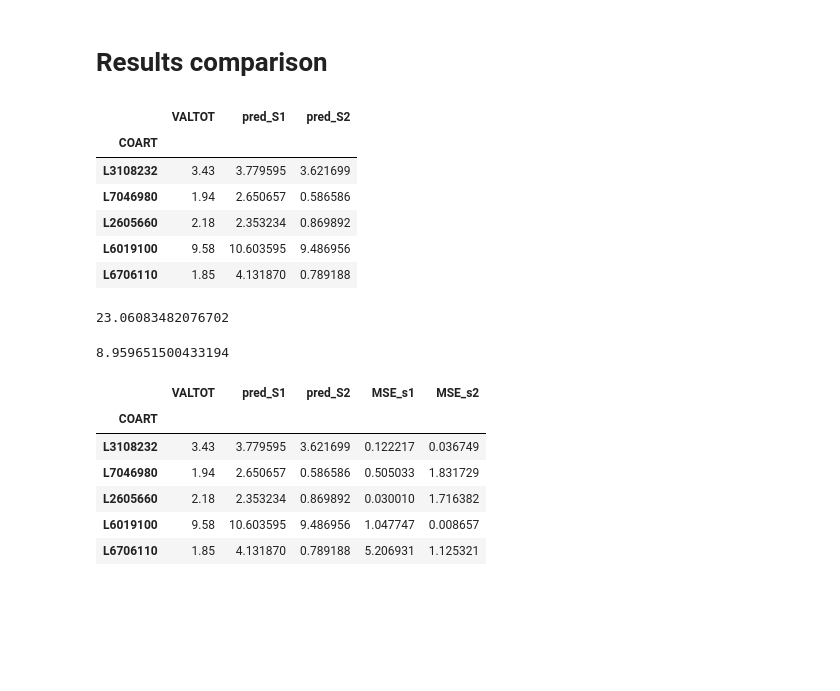
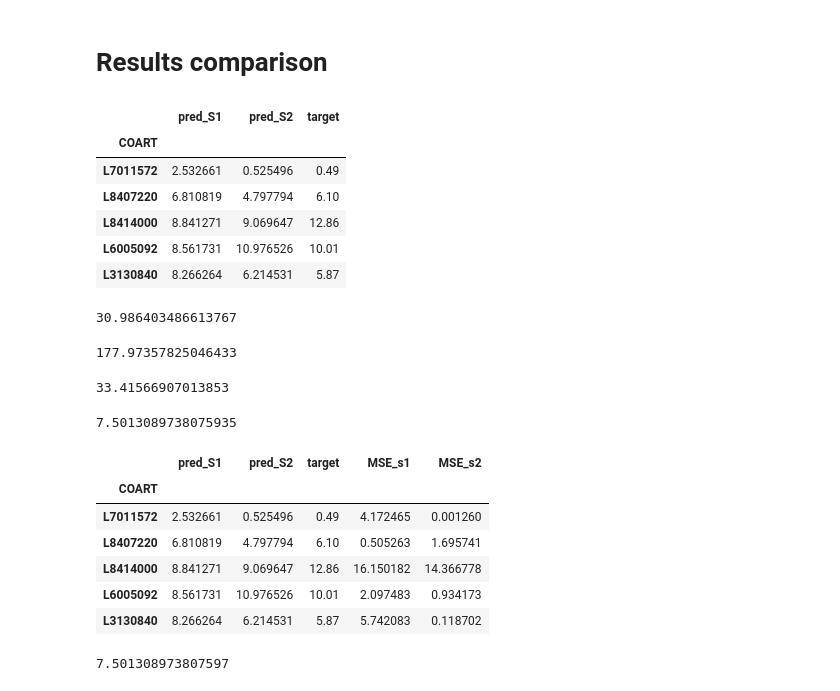
Before and after one commit to rudloffl/sheet-metal-cost-calculator, a Jupyter notebook: Y1 - Notebooks/C1 - baseline.ipynb, the cells around one changed output. Drawn from its saved outputs; the diff is of its cells as text; code cells hidden in the pictures; blank space fills up the shorter version.

```diff
--- a/Y1 - Notebooks/C1 - baseline.ipynb
+++ b/Y1 - Notebooks/C1 - baseline.ipynb
@@ -231,3 +321,0 @@ array([10.93827767])
-# %%
-parameters = {}
-reglinnostd = GridSearchCV(linreg, parameters, cv=5, n_jobs=-2, scoring='neg_mean_squared_error')
@@ -265,0 +324,3 @@ reglinnostd.best_estimator_.intercept_
+# %%
+df = dataset.groupby('thickness')['SURF_COST_RECTANGLE']
+df.agg(['mean', 'std', 'min', 'max', 'median'])
@@ -295,6 +408,18 @@ class Regthick(BaseEstimator, TransformerMixin):
         df = np.array(X[1:]).reshape(1, -1)
         return getattr(self, 'reg{:02d}'.format(int(thickness))).predict(df)
 
+    def get_l1_ratio(self):
+        toreturn = []
+        for th in self.thickness:
+            toreturn.append((th, getattr(self, 'reg{:02d}'.format(int(thickness))).estimator.l1_ratio))
+        return toreturn
+
+    def get_alpha(self):
+        toreturn = []
+        for th in self.thickness:
+            toreturn.append((th, getattr(self, 'reg{:02d}'.format(int(thickness))).estimator.alpha))
+        return toreturn
+
     def get_th_coefs(self):
         toreturn = []
         for th in self.thickness:
@@ -355,36 +506,48 @@ asmset = [[th, rect, bend] for th, rect, bend in zip(X_test.thickness.tolist(),
 prediction_s2 = np.array([regthick.predict(x)[0] for x in asmset])
 prediction_s1 = regnostd.predict(X_test[limitedset])
 # %%
-resultset = pd.DataFrame({target: y_test[target],
+resultset = pd.DataFrame({'target': y_test[target],
                           'pred_S1':prediction_s1,
                           'pred_S2':prediction_s2}, index=y_test.index)
 resultset.head()
 # %% [output]
-|  | VALTOT | pred_S1 | pred_S2 |
+|  | pred_S1 | pred_S2 | target |
 | COART |  |  |  |
-| L3108232 | 3.43 | 3.779595 | 3.621699 |
-| L7046980 | 1.94 | 2.650657 | 0.586586 |
-| L2605660 | 2.18 | 2.353234 | 0.869892 |
-| L6019100 | 9.58 | 10.603595 | 9.486956 |
-| L6706110 | 1.85 | 4.131870 | 0.789188 |
+| L7011572 | 2.532661 | 0.525496 | 0.49 |
+| L8407220 | 6.810819 | 4.797794 | 6.10 |
+| L8414000 | 8.841271 | 9.069647 | 12.86 |
+| L6005092 | 8.561731 | 10.976526 | 10.01 |
+| L3130840 | 8.266264 | 6.214531 | 5.87 |
 # %%
-mean_squared_error(resultset[target], resultset['pred_S1'])
+mean_squared_error(resultset['target'], resultset['pred_S1'])
 # %% [output]
-23.06083482076702
+30.986403486613767
+# %%
+mean_absolute_percentage_error(resultset['target'], resultset['pred_S1'])
+# %% [output]
+177.97357825046433
+# %%
+mean_absolute_percentage_error(resultset['target'], resultset['pred_S2'])
+# %% [output]
+33.41566907013853
 # %%
-mean_squared_error(resultset[target], resultset['pred_S2'])
+mean_squared_error(resultset['target'], resultset['pred_S2'])
 # %% [output]
-8.959651500433194
+7.5013089738075935
 # %%
-resultset['MSE_s1'] = (resultset[target]-resultset['pred_S1'])**2
-resultset['MSE_s2'] = (resultset[target]-resultset['pred_S2'])**2
+resultset['MSE_s1'] = (resultset['target']-resultset['pred_S1'])**2
+resultset['MSE_s2'] = (resultset['target']-resultset['pred_S2'])**2
 resultset.head()
 # %% [output]
-|  | VALTOT | pred_S1 | pred_S2 | MSE_s1 | MSE_s2 |
+|  | pred_S1 | pred_S2 | target | MSE_s1 | MSE_s2 |
 | COART |  |  |  |  |  |
-| L3108232 | 3.43 | 3.779595 | 3.621699 | 0.122217 | 0.036749 |
-| L7046980 | 1.94 | 2.650657 | 0.586586 | 0.505033 | 1.831729 |
-| L2605660 | 2.18 | 2.353234 | 0.869892 | 0.030010 | 1.716382 |
-| L6019100 | 9.58 | 10.603595 | 9.486956 | 1.047747 | 0.008657 |
-| L6706110 | 1.85 | 4.131870 | 0.789188 | 5.206931 | 1.125321 |
+| L7011572 | 2.532661 | 0.525496 | 0.49 | 4.172465 | 0.001260 |
+| L8407220 | 6.810819 | 4.797794 | 6.10 | 0.505263 | 1.695741 |
+| L8414000 | 8.841271 | 9.069647 | 12.86 | 16.150182 | 14.366778 |
+| L6005092 | 8.561731 | 10.976526 | 10.01 | 2.097483 | 0.934173 |
+| L3130840 | 8.266264 | 6.214531 | 5.87 | 5.742083 | 0.118702 |
+# %%
+resultset['MSE_s2'].mean()
+# %% [output]
+7.501308973807597
 # %%
```
Also changed, not shown: parts of 70 cells of this notebook, 2 other files.
